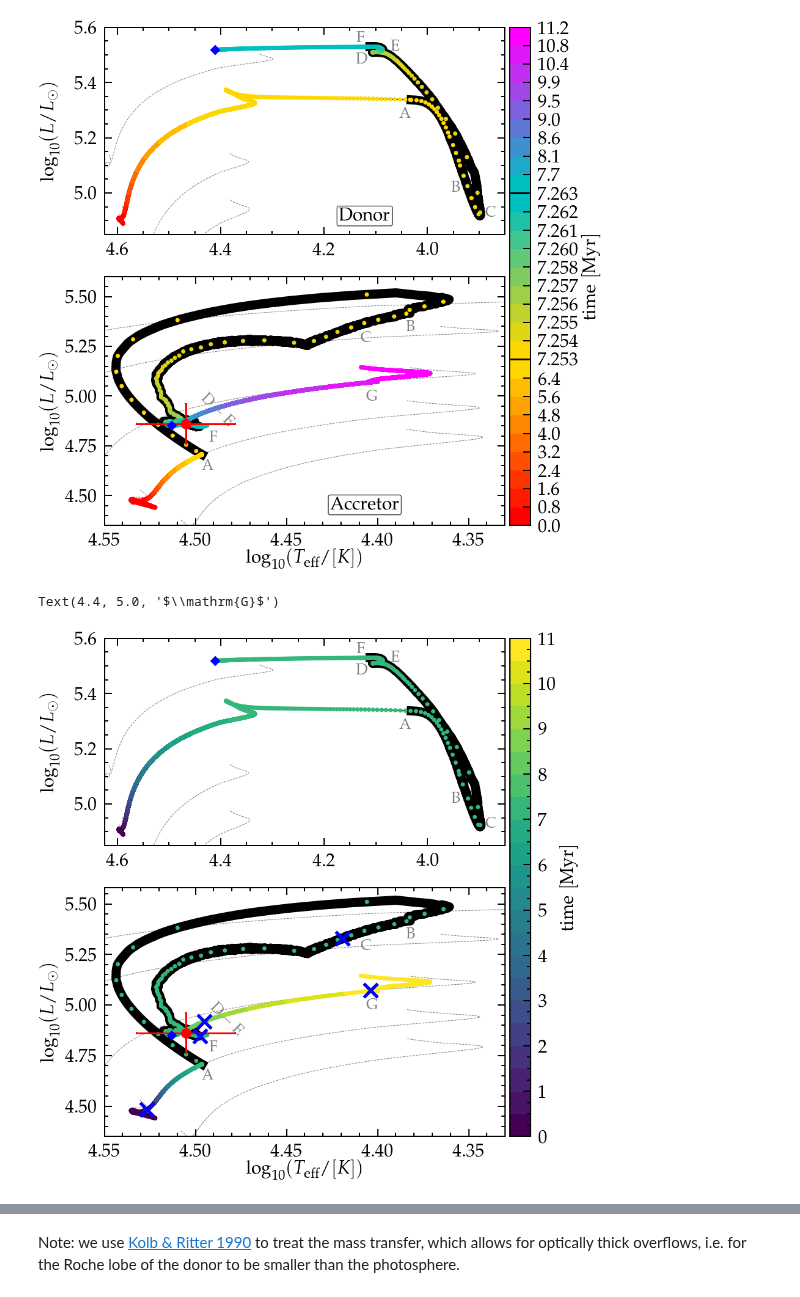
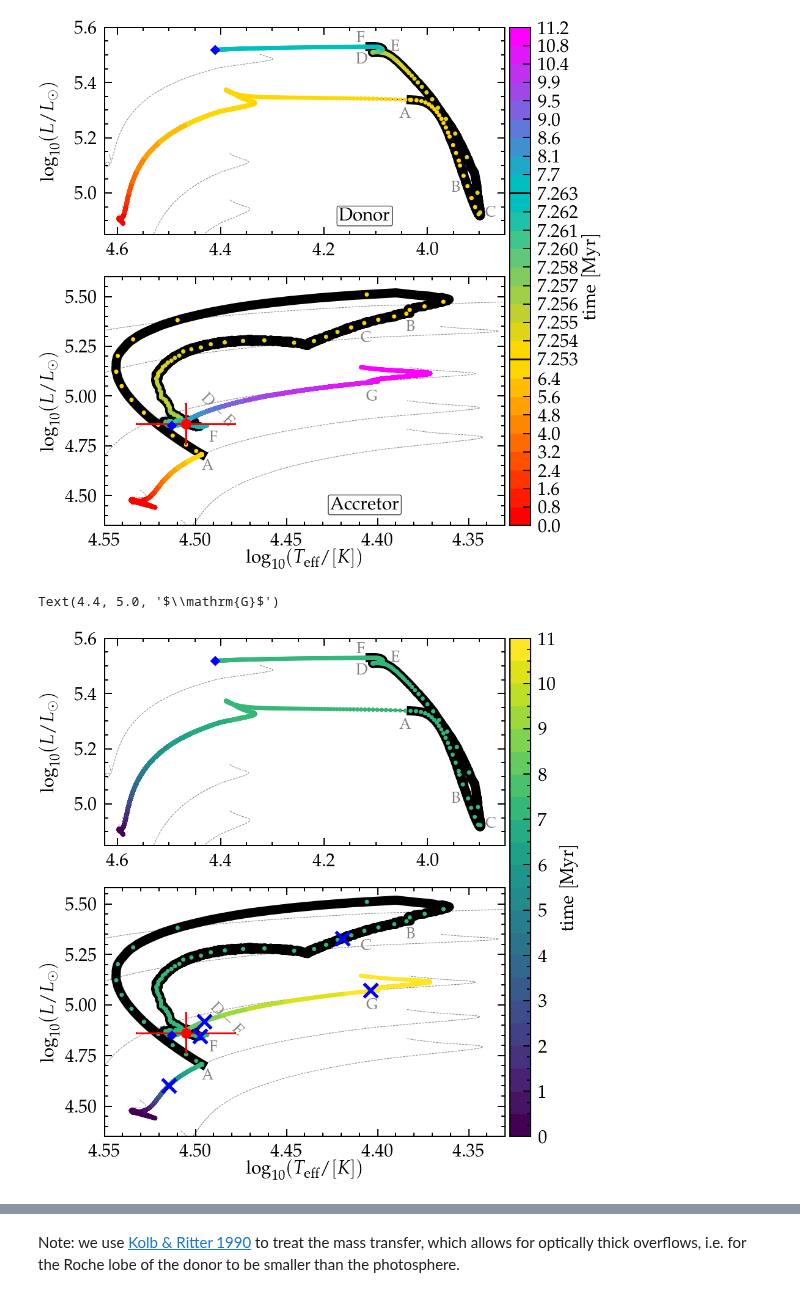
Before and after one commit to mathren/zeta_oph, a Jupyter notebook: notebooks/Best_model.ipynb, the cells around one changed output, grey strips where cells are left out. Saved outputs shown, nothing was run; the diff lists cells and outputs as text; code cells hidden in the pictures.

```diff
--- a/notebooks/Best_model.ipynb
+++ b/notebooks/Best_model.ipynb
@@ -339,7 +339,7 @@ ax.plot(logTeff_donor[-1], logL_donor[-1], marker='D', c='b', ms=10)
 # # add markers for points for profiles
 LOGS = folder+"binary_to_postRLOF/LOGS2/"
 LOGS_single = folder+"accretor_to_TAMS/LOGS/"
-profiles = [LOGS+'/profile450.data',
+profiles = [LOGS+'/profile500.data',
             LOGS+'/profile3850.data',
             LOGS+'/profile6500.data',
             LOGS_single+'/profile496.data',
@@ -406,31 +406,31 @@ ax.text( logTeff_donor[ind][j]+0.015, logL_donor[ind][j], "$\mathrm{B}$", fontsi
 
 imax = np.argmax(lg_mtransfer_rate[t>7.252])
 ax2.text(logTeff_accretor_bin[t>7.252][imax]-0.02, logL_accretor_bin[t>7.252][imax], "$\mathrm{C}$", fontsize=25, zorder=0, ha="left", va="center", color="#808080")
 ax.text(logTeff_donor[t>7.252][imax]-0.01, logL_donor[t>7.252][imax], "$\mathrm{C}$", fontsize=25,  zorder=0, ha="left", va="center", color="#808080")
 
 
 # get minimum RLOF
 imin = np.argmin(lg_mtransfer_rate[(t>7.254) & (t<7.260)])
 ax2.text(logTeff_accretor_bin[(t>7.254) & (t<7.260)][imin]-0.015,
          logL_accretor_bin[(t>7.254) & (t<7.260)][imin]+0.05, "$\mathrm{D-E}$",
          fontsize=25, zorder=0, ha="left", va="center", color="#808080",
          rotation=-45)
 ax.text(logTeff_donor[(t>7.254) & (t<7.260)][imin]+0.01, logL_donor[(t>7.254) & (t<7.260)][imin]-0.025, "$\mathrm{D}$", fontsize=25, zorder=0, ha="right", va="center", color="#808080")
 
 # # get second non-conservative part
 imax = np.argmax(lg_mtransfer_rate[t>7.26])
 # ax2.text(logTeff_accretor_bin[t>7.26][imax]-0.01, logL_accretor_bin[t>7.26][imax], "$\mathrm{E}$", fontsize=25, zorder=0, ha="left", va="center", color="#808080")
 ax.text(logTeff_donor[t>7.26][imax]-0.015, logL_donor[t>7.26][imax]+0.01, "$\mathrm{E}$", fontsize=25,  zorder=0, ha="left", va="center", color="#808080")
 
 # get detachment
 ax2.text(logTeff_accretor_bin[iRLOF][-1]-0.01, logL_accretor_bin[iRLOF][-1]-0.02, "$\mathrm{F}$", fontsize=25,  zorder=0, ha="right", va="top", color="#808080")
 ax.text(logTeff_donor[iRLOF][-1]+0.01, logL_donor[iRLOF][-1]+0.009, "$\mathrm{F}$", fontsize=25, zorder=0, ha="right", va="bottom", color="#808080")
 
 
 # ICZ
 ax2.text(4.40, 5.0, "$\mathrm{G}$", fontsize=25,  zorder=0, ha="right", va="center", color="#808080")
 
 #fig.savefig("/mnt/home/mrenzo/Templates/zeta_oph/manuscript/figures/HRD_both.pdf", rasterized=True)
 # %% [output]
 Text(4.4, 5.0, '$\\mathrm{G}$')
-[figure, old version]
+[figure, new version]
```
Also changed, not shown: parts of 6 cells of this notebook, 10 other files.
